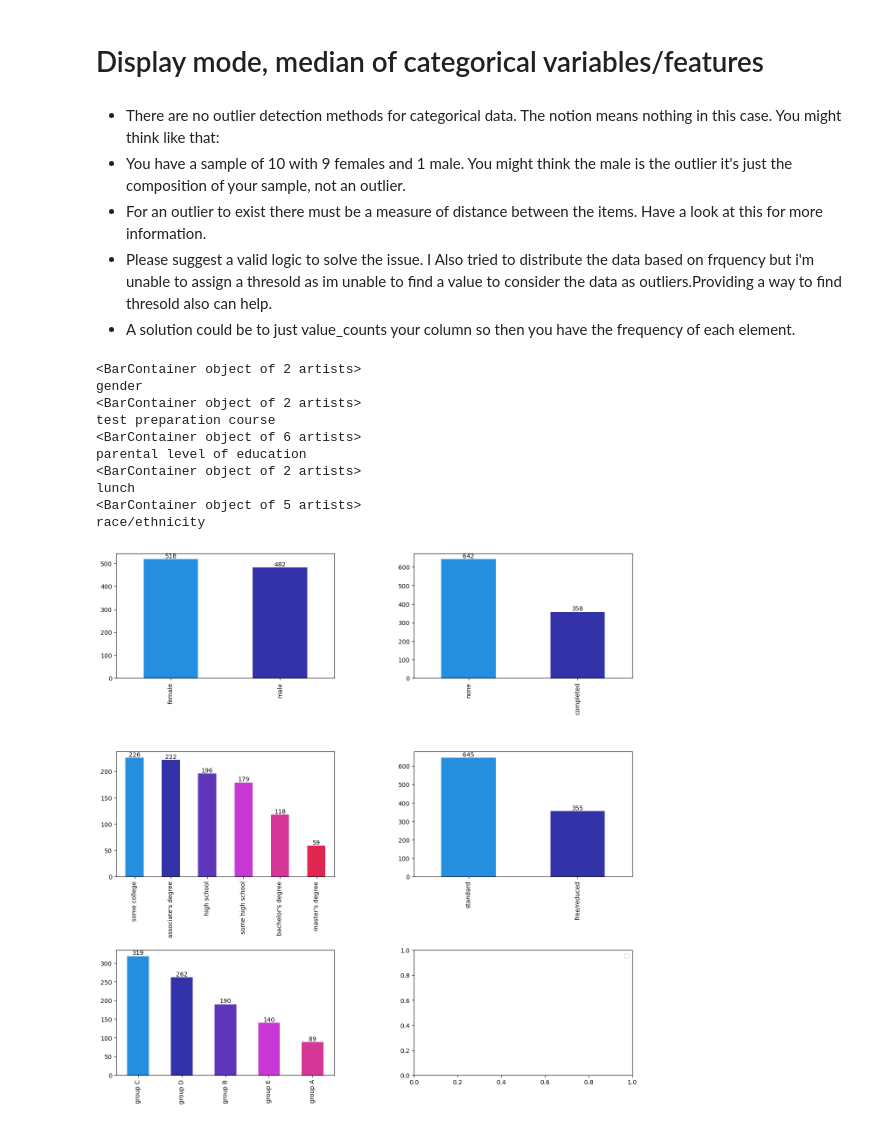
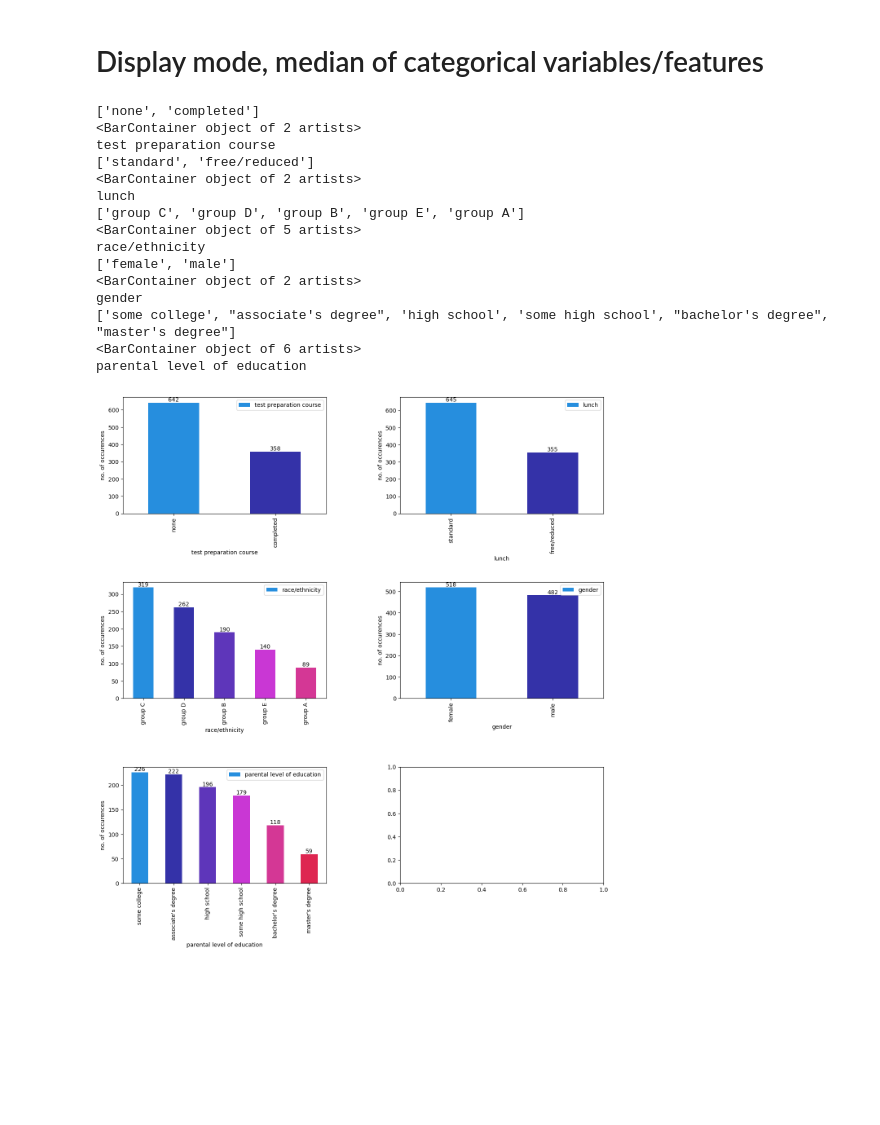
Before and after one commit to 08Aristodemus24/student-performance-eda, a Jupyter notebook: student-perfomance-in-exams-eda.ipynb, the cells around one changed output. Saved outputs shown, nothing was run; the diff lists cells and outputs as text; code cells hidden in the pictures; blank space fills up the shorter version.

```diff
--- a/student-perfomance-in-exams-eda.ipynb
+++ b/student-perfomance-in-exams-eda.ipynb
@@ -164,40 +166,47 @@ plt.show()
 [figure]
 # %% [markdown]
 # Display mode, median of categorical variables/features
-# %% [markdown]
-- There are no outlier detection methods for categorical data. The notion means nothing in this case. You might think like that:
-- You have a sample of 10 with 9 females and 1 male. You might think the male is the outlier it's just the composition of your sample, not an outlier.
-- For an outlier to exist there must be a measure of distance between the items. Have a look at this for more information.
-- Please suggest a valid logic to solve the issue. I Also tried to distribute the data based on frquency but i'm unable to assign a thresold as im unable to find a value to consider the data as outliers.Providing a way to find thresold also can help.
-- A solution could be to just value_counts your column so then you have the frequency of each element.
 # %%
-# since
-fig, axes = plt.subplots(3, 2, figsize=(15, 15), gridspec_kw={'width_ratios': [3, 3], 'height_ratios': [3, 3, 3]})
-axes = axes.flat
-fig.tight_layout(pad=10)
+def disp_cat_feat():
+    fig, axes = plt.subplots(3, 2, figsize=(15, 15), gridspec_kw={'width_ratios': [3, 3], 'height_ratios': [3, 3, 3]})
+    axes = axes.flat
+    fig.tight_layout(pad=10)
 
-for index, col in enumerate(cat_cols):
+    for index, col in enumerate(cat_cols):
+        keys = list(df[col].value_counts().keys())
+        print(keys)
 
-    # list all categorical columns
-    ax = df[col].value_counts().plot(kind='bar', ax=axes[index], color=['#268ede', '#3432a8', '#5e36ba', '#c937d4', '#d43795', '#de2651'])
+        # list all categorical columns no of occurences of each of their unique values
+        ax = df[col].value_counts().plot(kind='bar', ax=axes[index], color=['#268ede', '#3432a8', '#5e36ba', '#c937d4', '#d43795', '#de2651'])
 
-    # annotate bars
-    print(ax.containers[0])
-    ax.bar_label(ax.containers[0])
+        # annotate bars using axis.containers[0] since it contains
+        # all
+        print(ax.containers[0])
+        ax.bar_label(ax.containers[0])
+        ax.set_ylabel('no. of occurences')
+        ax.set_xlabel(col)
+        ax.legend()
 
-    print(col)
+        # current column
+        print(col)
 
-plt.legend()
-plt.show()
+    plt.show()
+
+disp_cat_feat()
 # %% [output]
+['none', 'completed']
+<BarContainer object of 2 artists>
+test preparation course
+['standard', 'free/reduced']
+<BarContainer object of 2 artists>
+lunch
+['group C', 'group D', 'group B', 'group E', 'group A']
+<BarContainer object of 5 artists>
+race/ethnicity
+['female', 'male']
 <BarContainer object of 2 artists>
 gender
-<BarContainer object of 2 artists>
-test preparation course
+['some college', "associate's degree", 'high school', 'some high school', "bachelor's degree", "master's degree"]
 <BarContainer object of 6 artists>
 parental level of education
-<BarContainer object of 2 artists>
-lunch
-<BarContainer object of 5 artists>
-race/ethnicity
-[figure, old version]
+[figure, new version]
```
Also changed, not shown: parts of 5 cells of this notebook.
